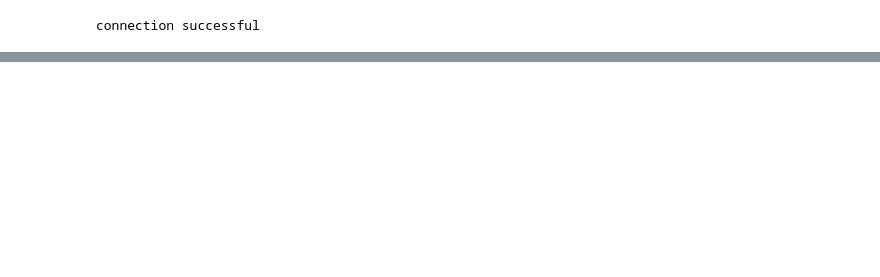
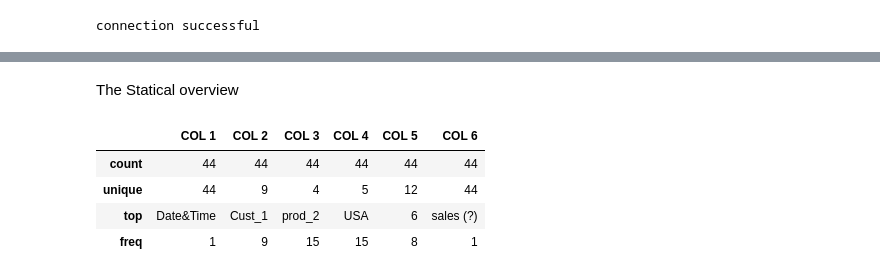
Before and after one commit to veniapputrii/Beginner, a Jupyter notebook: Accessing data to Visualization.ipynb, the cells around one changed output, grey strips where cells are left out. Drawn from its saved outputs; the diff is of its cells as text; code cells hidden in the pictures; blank space fills up the shorter version.

```diff
--- a/Accessing data to Visualization.ipynb
+++ b/Accessing data to Visualization.ipynb
@@ -90,0 +104,10 @@ df
+# %% [markdown]
+The Statical overview
+# %%
+df.describe()
+# %% [output]
+|  | COL 1 | COL 2 | COL 3 | COL 4 | COL 5 | COL 6 |
+| count | 44 | 44 | 44 | 44 | 44 | 44 |
+| unique | 44 | 9 | 4 | 5 | 12 | 44 |
+| top | Date&Time | Cust_1 | prod_2 | USA | 6 | sales (?) |
+| freq | 1 | 9 | 15 | 15 | 8 | 1 |
```
Also changed, not shown: parts of 24 cells of this notebook.
